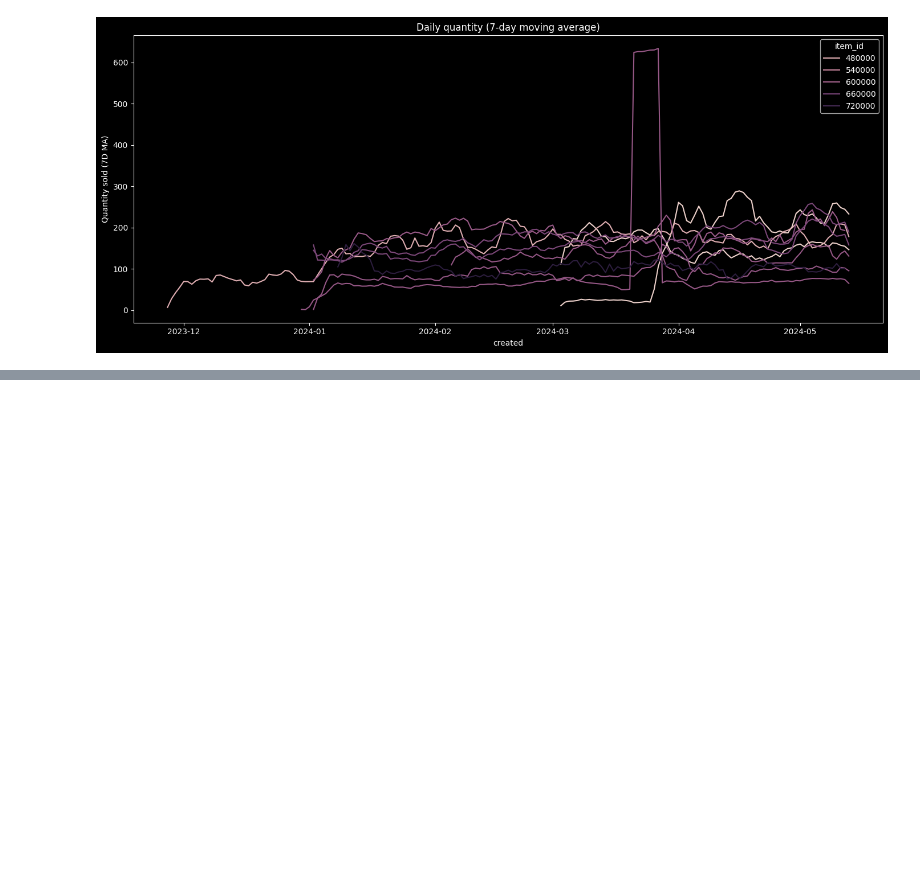
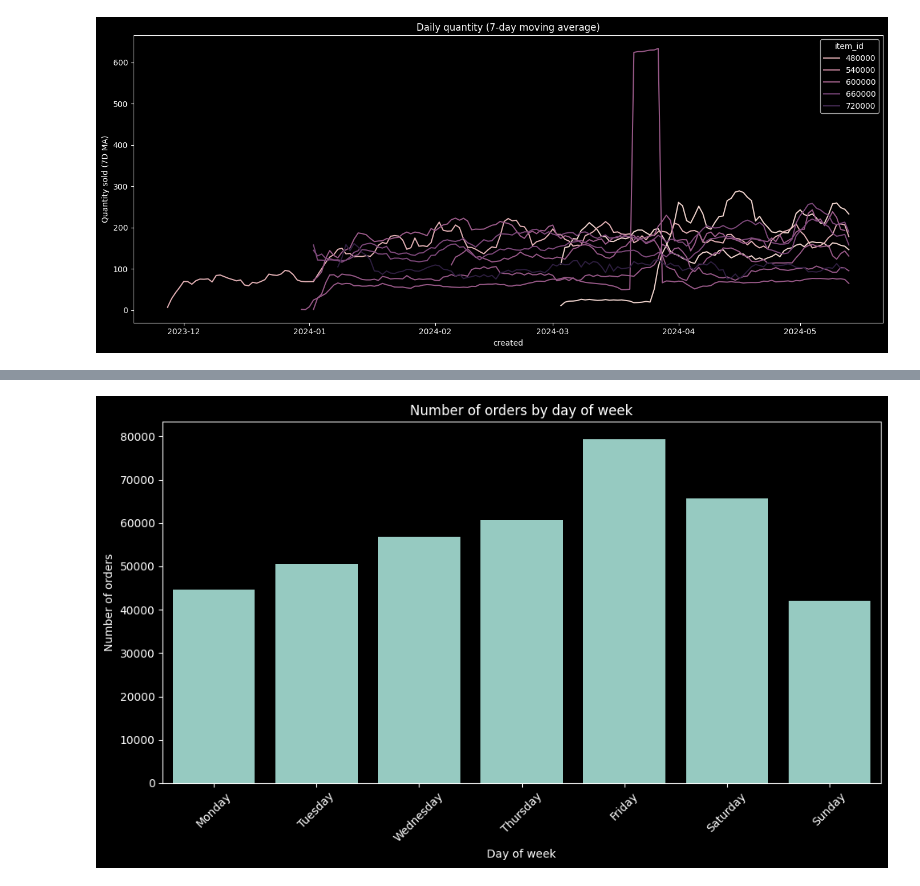
Before and after one commit to GM-Sniper/EagleEye, a Jupyter notebook: src/analysis.ipynb, the cells around one changed output, grey strips where cells are left out. Saved outputs shown, nothing was run; the diff lists cells and outputs as text; code cells hidden in the pictures; blank space fills up the shorter version.

```diff
--- a/src/analysis.ipynb
+++ b/src/analysis.ipynb
@@ -413,0 +447,17 @@ plt.show()
+# %%
+#Orders by days of week
+fct_orders["day_of_week"] = fct_orders["created"].dt.day_name()
+orders_by_dow = fct_orders.groupby("day_of_week")["id"].count().reset_index()
+# Ensure correct order of days
+dow_order = ["Monday", "Tuesday", "Wednesday", "Thursday", "Friday", "Saturday", "Sunday"]
+orders_by_dow["day_of_week"] = pd.Categorical(orders_by_dow["day_of_week"], categories=dow_order, ordered=True)
+orders_by_dow = orders_by_dow.sort_values("day_of_week")
+plt.figure(figsize=(10, 6))
+sns.barplot(data=orders_by_dow, x="day_of_week", y="id")
+plt.title("Number of orders by day of week")
+plt.xlabel("Day of week")
+plt.ylabel("Number of orders")
+plt.xticks(rotation=45)
+plt.tight_layout()
+# %% [output]
+[figure, added]
```
Also changed, not shown: parts of 3 cells of this notebook, 36 other files.
